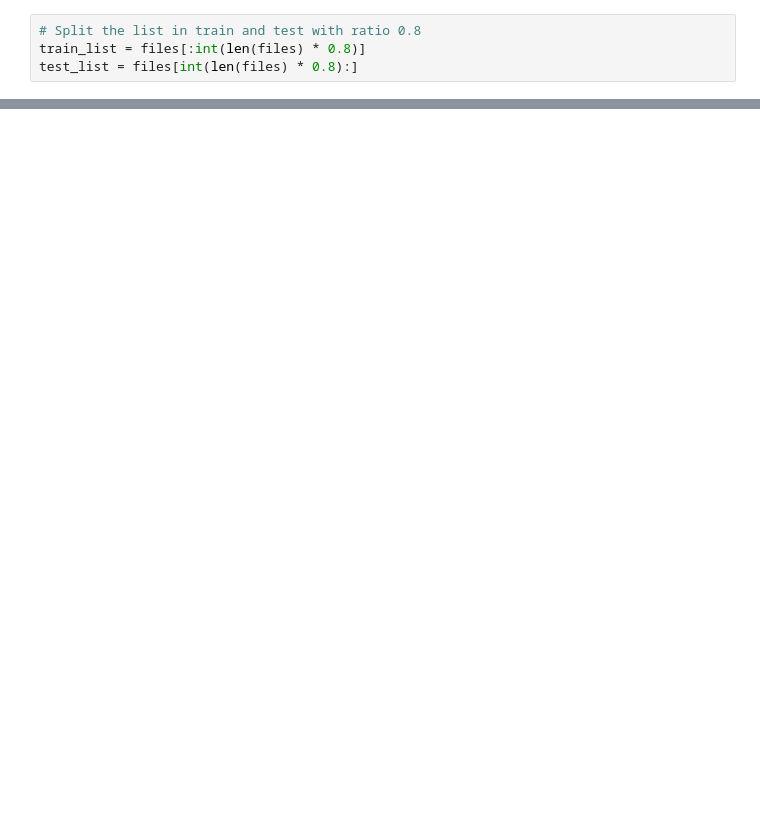
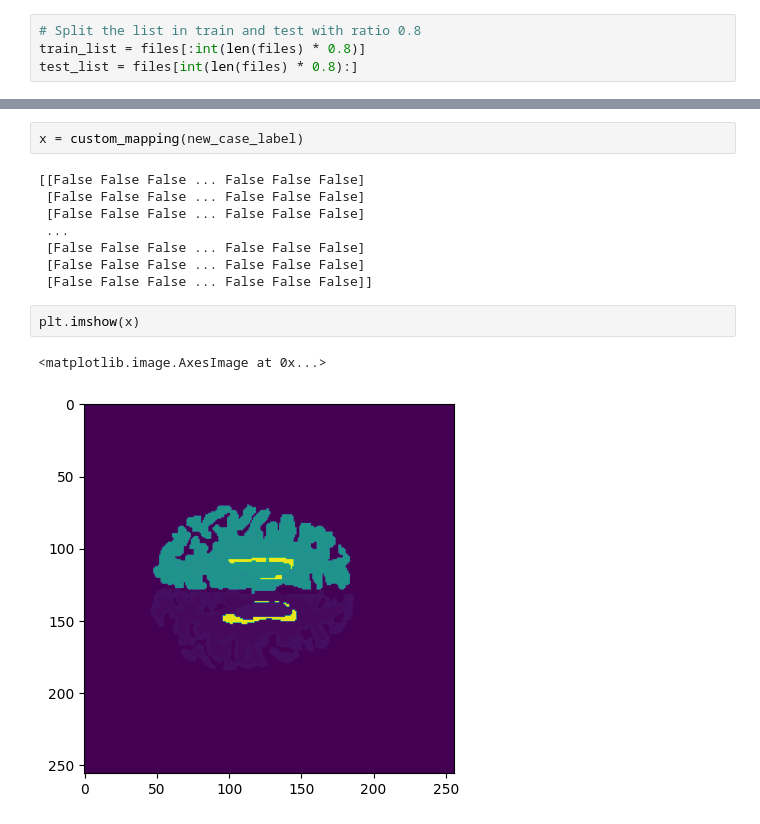
Before and after one commit to egosche/Swin-Unet, a Jupyter notebook: datasets/convert.ipynb, the cells around one changed output, grey strips where cells are left out. Saved outputs shown, nothing was run; the diff lists cells and outputs as text; blank space fills up the shorter version.

```diff
--- a/datasets/convert.ipynb
+++ b/datasets/convert.ipynb
@@ -78,0 +160,15 @@ case['image'].shape
+# %%
+x = custom_mapping(new_case_label)
+# %% [output]
+[[False False False ... False False False]
+ [False False False ... False False False]
+ [False False False ... False False False]
+ ...
+ [False False False ... False False False]
+ [False False False ... False False False]
+ [False False False ... False False False]]
+# %%
+plt.imshow(x)
+# %% [output]
+<matplotlib.image.AxesImage at 0x...>
+[figure, added]
```
Also changed, not shown: parts of 20 cells of this notebook, 4 other files.
